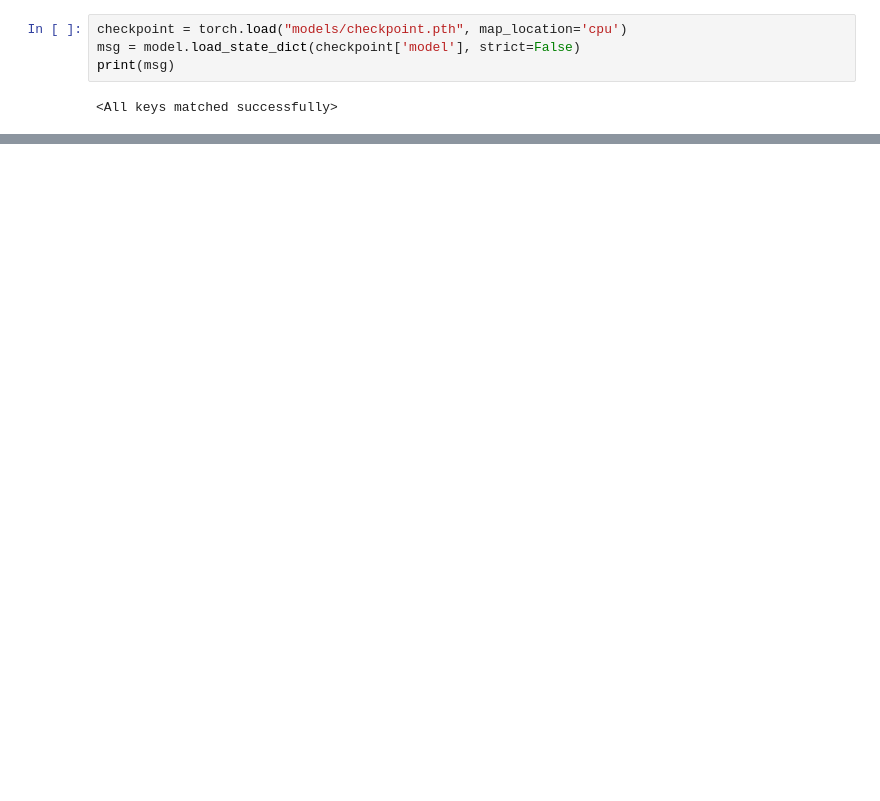
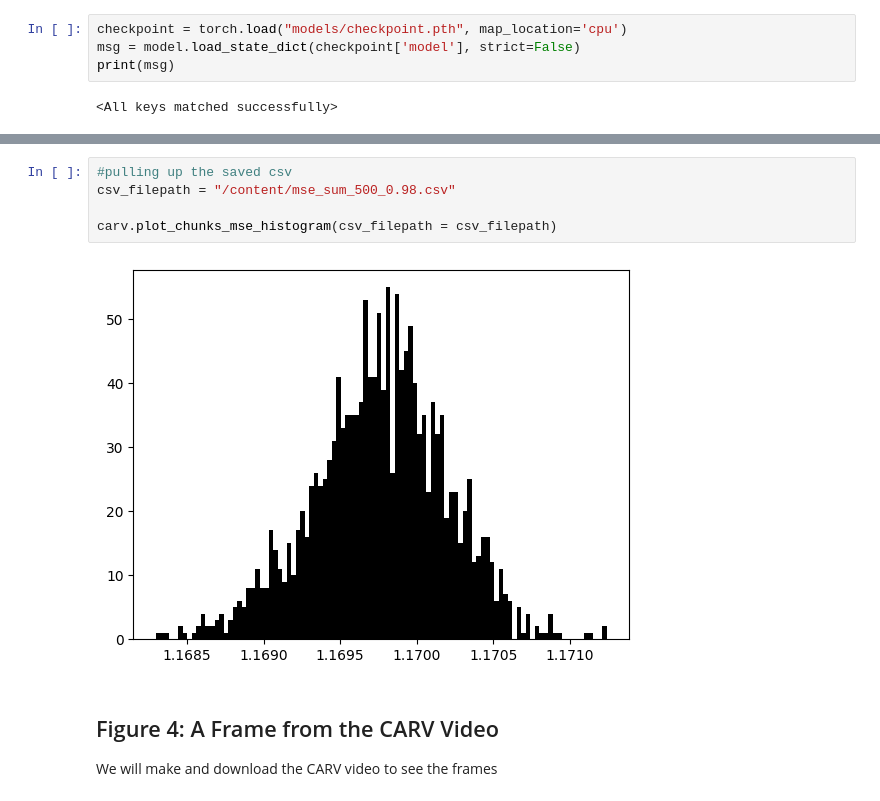
Before and after one commit to rechhabra/carv-st-mae, a Jupyter notebook: carv_st_mae_demo.ipynb, the cells around one changed output, grey strips where cells are left out. Saved outputs shown, nothing was run; the diff lists cells and outputs as text; blank space fills up the shorter version.

```diff
--- a/carv_st_mae_demo.ipynb
+++ b/carv_st_mae_demo.ipynb
@@ -495,0 +659,11 @@ data.describe()
+# %%
+#pulling up the saved csv
+csv_filepath = "/content/mse_sum_500_0.98.csv"
+
+carv.plot_chunks_mse_histogram(csv_filepath = csv_filepath)
+# %% [output]
+[figure, added]
+# %% [markdown]
+## Figure 4: A Frame from the CARV Video
+
+We will make and download the CARV video to see the frames
```
Also changed, not shown: parts of 20 cells of this notebook, 2 other files.
